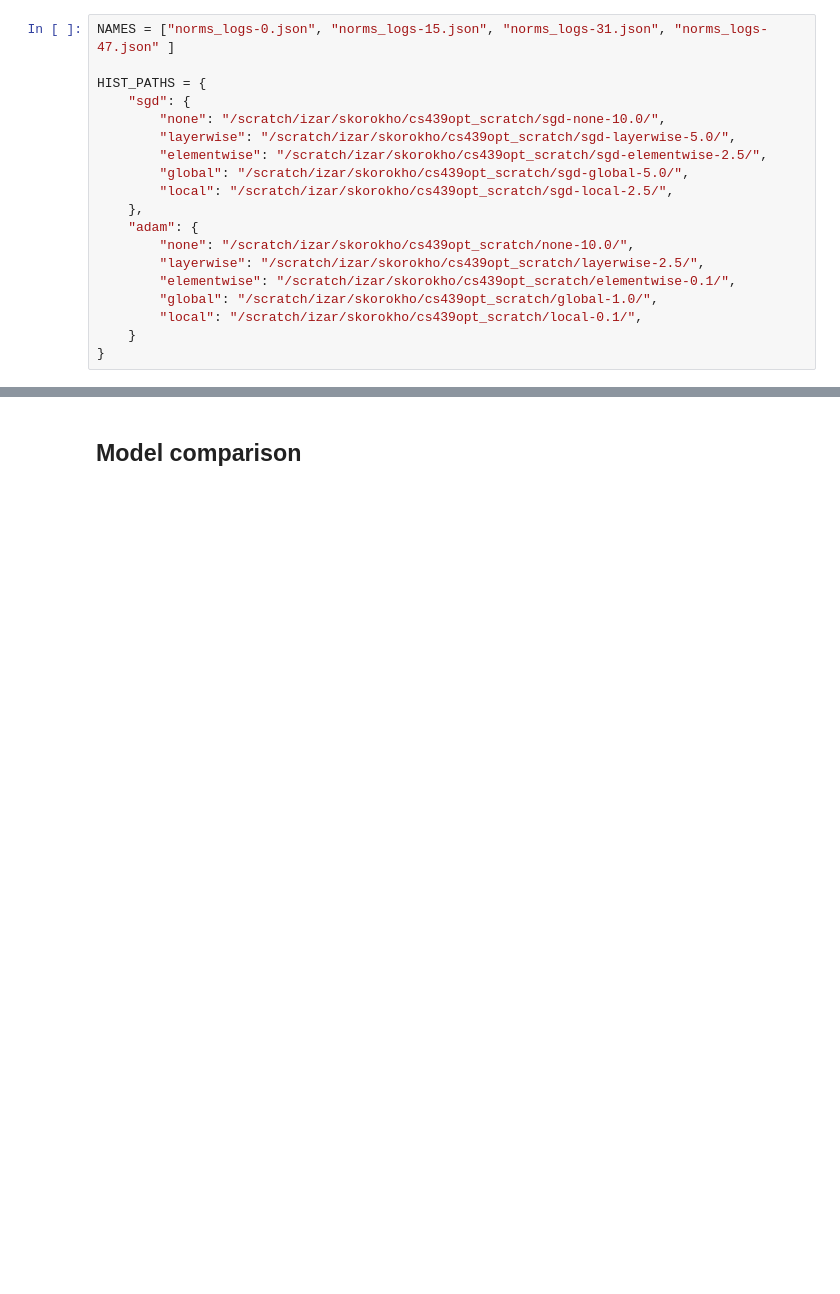
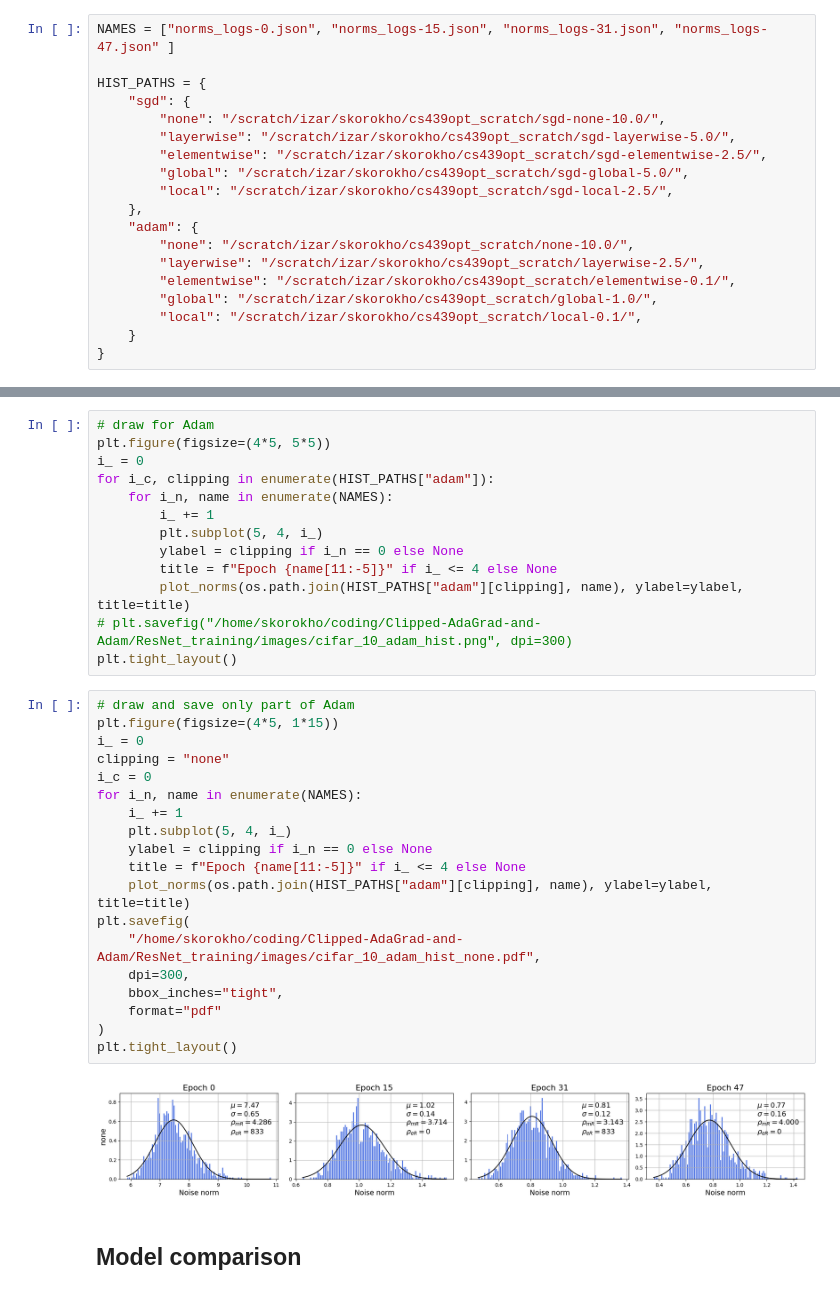
Before and after one commit to Andron00e/Clipped-AdaGrad-and-Adam, a Jupyter notebook: ALBERT_fine_tuning/visualization.ipynb, the cells around one changed output, grey strips where cells are left out. Cells and saved outputs as stored; diff of their text form; blank space fills up the shorter version.

```diff
--- a/ALBERT_fine_tuning/visualization.ipynb
+++ b/ALBERT_fine_tuning/visualization.ipynb
@@ -105,3 +143,37 @@ plt.tight_layout()
+# %%
+# draw for Adam
+plt.figure(figsize=(4*5, 5*5))
+i_ = 0
+for i_c, clipping in enumerate(HIST_PATHS["adam"]):
+    for i_n, name in enumerate(NAMES):
+        i_ += 1
+        plt.subplot(5, 4, i_)
+        ylabel = clipping if i_n == 0 else None
+        title = f"Epoch {name[11:-5]}" if i_ <= 4 else None
+        plot_norms(os.path.join(HIST_PATHS["adam"][clipping], name), ylabel=ylabel, title=title)
+# plt.savefig("/home/skorokho/coding/Clipped-AdaGrad-and-Adam/ResNet_training/images/cifar_10_adam_hist.png", dpi=300)
+plt.tight_layout()
+# %%
+# draw and save only part of Adam
+plt.figure(figsize=(4*5, 1*15))
+i_ = 0
+clipping = "none"
+i_c = 0
+for i_n, name in enumerate(NAMES):
+    i_ += 1
+    plt.subplot(5, 4, i_)
+    ylabel = clipping if i_n == 0 else None
+    title = f"Epoch {name[11:-5]}" if i_ <= 4 else None
+    plot_norms(os.path.join(HIST_PATHS["adam"][clipping], name), ylabel=ylabel, title=title)
+plt.savefig(
+    "/home/skorokho/coding/Clipped-AdaGrad-and-Adam/ResNet_training/images/cifar_10_adam_hist_none.pdf",
+    dpi=300,
+    bbox_inches="tight",
+    format="pdf"
+)
+plt.tight_layout()
+# %% [output]
+[figure, added]
 # %% [markdown]
 ## Model comparison
 # %%
```
Also changed, not shown: parts of 12 cells of this notebook, 7 other files.
